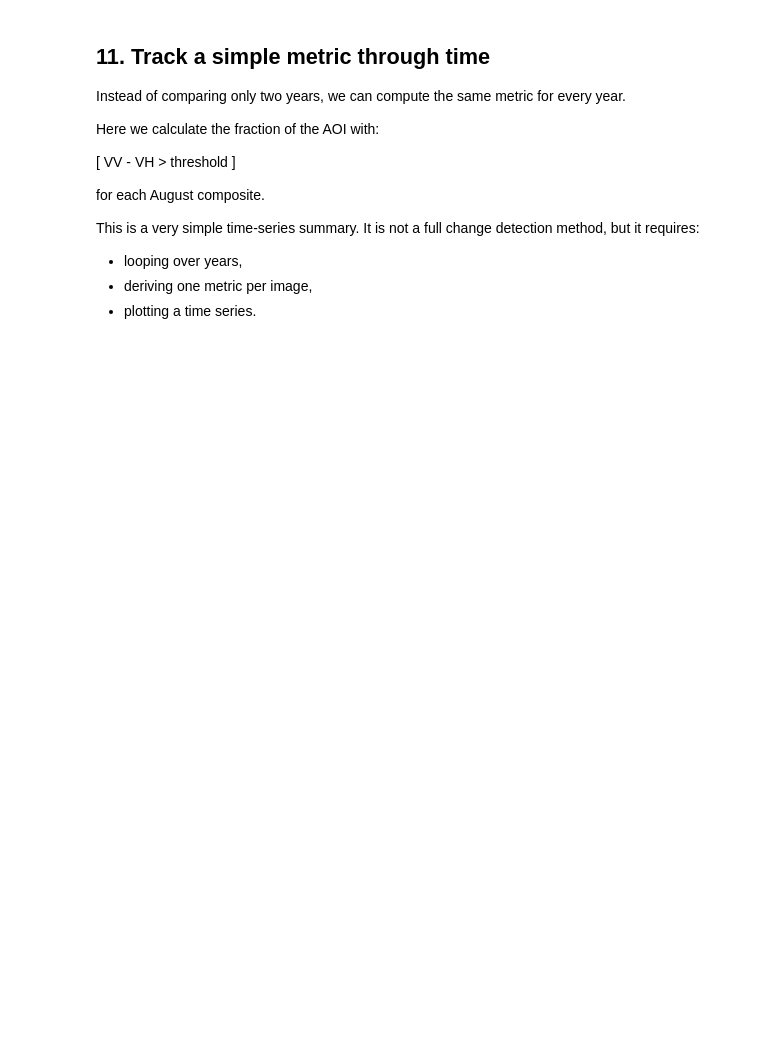
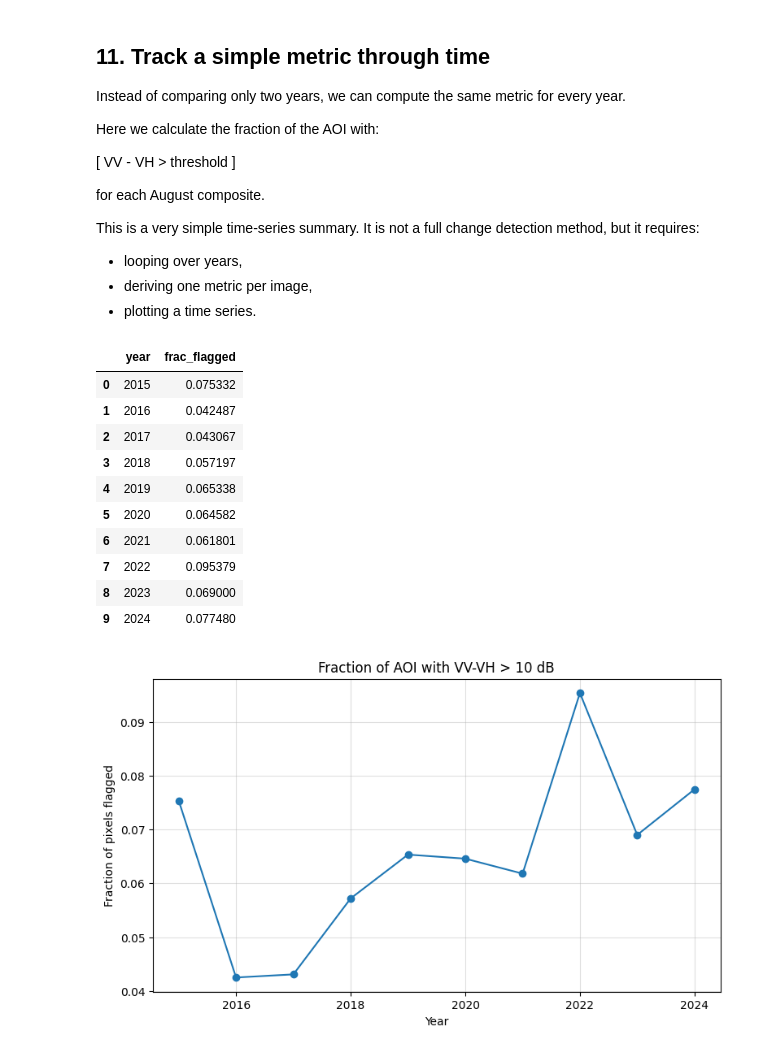
Before and after one commit to weronikajopek/eolabs, a Jupyter notebook: SAR_Lab_1/Lab_1.SAR_urban_development.ipynb, the cells around one changed output. Saved outputs shown, nothing was run; the diff lists cells and outputs as text; code cells hidden in the pictures; blank space fills up the shorter version.

```diff
--- a/SAR_Lab_1/Lab_1.SAR_urban_development.ipynb
+++ b/SAR_Lab_1/Lab_1.SAR_urban_development.ipynb
@@ -97,16 +124,22 @@ These functions do most of the repetitive work:
 - `region_stats(...)`: compute simple summary statistics over the AOI.
 # %%
 def get_s1_collection(start_date, end_date, region=aoi,
-                      orbit_pass=ORBIT_PASS,
-                      mode=MODE,
-                      resolution=RESOLUTION):
+                      orbit_pass="ASCENDING",
+                      mode="IW",
+                      resolution=10):
     """
     Return a filtered Sentinel-1 GRD ImageCollection.
     """
     collection = (
         ee.ImageCollection("COPERNICUS/S1_GRD")
         .filterBounds(region)
-        #YOUR CODE HERE (10 pts)
+        .filterDate(start_date, end_date)
+        .filter(ee.Filter.eq("instrumentMode", mode))
+        .filter(ee.Filter.eq("orbitProperties_pass", orbit_pass))
+        .filter(ee.Filter.eq("resolution_meters", resolution))
+        .filter(ee.Filter.listContains("transmitterReceiverPolarisation", "VV"))
+        .filter(ee.Filter.listContains("transmitterReceiverPolarisation", "VH"))
+
     )
 
     return collection
@@ -126,6 +159,8 @@ def get_monthly_median(year, month=8, region=aoi):
 
     #YOUR CODE HERE (10 pts). IN SECTION 4, YOU MANUALLY GOT THE COLLECTION AND SET THE MEDIAN.
     #SINCE WE INTEND TO DO THIS MULTIPLE TIMES, LETS PUT THIS IN A FUNCTION
+    collection = get_s1_collection(start, end, region)
+    image = collection.median()
 
     return image.set({
         "year": year,
@@ -143,11 +178,25 @@ def show_scene_metadata(collection):
     times = collection.aggregate_array("system:time_start").getInfo()
     passes = collection.aggregate_array("orbitProperties_pass").getInfo()
     platforms = collection.aggregate_array("platform_number").getInfo()
+    relative_orbits = collection.aggregate_array("relativeOrbitNumber_start").getInfo()
+    slice_numbers = collection.aggregate_array("sliceNumber").getInfo()
+    total_slices = collection.aggregate_array("totalSlices").getInfo()
+    instrument_modes = collection.aggregate_array("instrumentMode").getInfo()
+    polarisations = collection.aggregate_array("transmitterReceiverPolarisation").getInfo()
+    resolutions = collection.aggregate_array("resolution_meters").getInfo()
+    orbit_numbers = collection.aggregate_array("orbitNumber_start").getInfo()
 
-    for t, p, sat in zip(times, passes, platforms):
+    for t, p, sat, rel_orb, slice_num, tot_slice, mode, pol, res, orb in zip(
+        times, passes, platforms, relative_orbits, slice_numbers,
+        total_slices, instrument_modes, polarisations, resolutions, orbit_numbers
+    ):
         dt = datetime.datetime.utcfromtimestamp(t / 1000)
-        print(f"{dt.date()} | {p} | S1{sat} | ")
 
+        print(
+            f"{dt.date()} | {p} | S1{sat} | "
+            f"Rel Orb: {rel_orb} | Slice: {slice_num}/{tot_slice} | "
+            f"Mode: {mode} | Pol: {pol} | Res: {res}m | Orb: {orb}"
+        )
 
 def fixed_histogram(image, region, band, hist_min, hist_max, n_bins=100, scale=10):
     """
@@ -500,35 +651,48 @@ This is a very simple time-series summary. It is not a full change detection met
 - deriving one metric per image,
 - plotting a time series.
 # %%
-ratio_thresh = 15
+ratio_thresh = 10
 rows = []
 
 for year in years:
     yearly = images_by_year[year]
     ratio = yearly.select("VV").subtract(yearly.select("VH")).rename("VVVH")
 
     frac_flagged = ratio.gt(ratio_thresh).reduceRegion(
         reducer=ee.Reducer.mean(),
         geometry=aoi,
         scale=10,
         maxPixels=1e9
     ).get("VVVH").getInfo()
 
     rows.append({
         "year": year,
         "frac_flagged": frac_flagged
     })
 
 df = pd.DataFrame(rows)
 display(df)
 
 plt.figure(figsize=(9, 5))
 plt.plot(df["year"], df["frac_flagged"], marker="o")
 plt.xlabel("Year")
 plt.ylabel("Fraction of pixels flagged")
 plt.title(f"Fraction of AOI with VV-VH > {ratio_thresh} dB")
 plt.grid(True, alpha=0.4)
 plt.show()
+# %% [output]
+|  | year | frac_flagged |
+| 0 | 2015 | 0.075332 |
+| 1 | 2016 | 0.042487 |
+| 2 | 2017 | 0.043067 |
+| 3 | 2018 | 0.057197 |
+| 4 | 2019 | 0.065338 |
+| 5 | 2020 | 0.064582 |
+| 6 | 2021 | 0.061801 |
+| 7 | 2022 | 0.095379 |
+| 8 | 2023 | 0.069000 |
+| 9 | 2024 | 0.077480 |
+[figure, added]
 # %% [markdown]
 **QUESTION (8 pts):**
 
```
Also changed, not shown: parts of 20 cells of this notebook.
